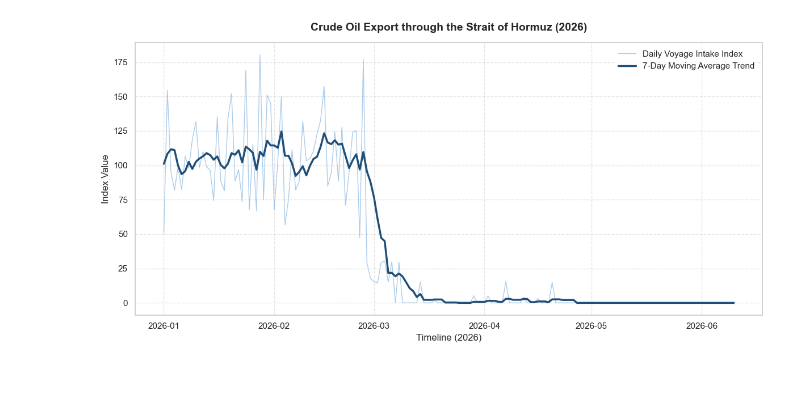
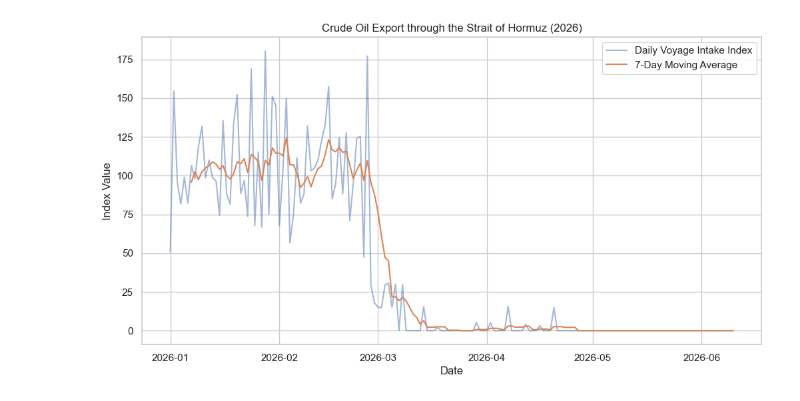
Before and after one commit to RirikaNoda/AI-Immigration, a Jupyter notebook: Visualisation_Board/Hormuz_flow_visualization_(Ririka).ipynb, the cells around one changed output. Drawn from its saved outputs; the diff is of its cells as text; code cells hidden in the pictures.

```diff
--- a/Visualisation_Board/Hormuz_flow_visualization_(Ririka).ipynb
+++ b/Visualisation_Board/Hormuz_flow_visualization_(Ririka).ipynb
@@ -0,0 +54,6 @@
+# %%
+df_2026['ma_7day'] = (
+    df_2026['voy_intake_index']
+    .rolling(window=7)
+    .mean()
+)
@@ -1,47 +120,27 @@
 # %%
-import pandas as pd
-import matplotlib.pyplot as plt
-import seaborn as sns
+sns.set_theme(style="whitegrid")
 
-df = pd.read_csv("/Users/riritorti/Documents/GitHub/AI-Immigration/Data/raw/crude_oil_export_voy_intake_index.csv")
-
-df['date'] = pd.to_datetime(df['date'])
-
-df_2026 = df[df['date'].dt.year == 2026].copy()
-
-sns.set_theme(style="whitegrid")
-plt.figure(figsize=(12, 6))
+plt.figure(figsize=(12,6))
 
 sns.lineplot(
     data=df_2026,
     x='date',
     y='voy_intake_index',
     label='Daily Voyage Intake Index',
-    color='#5b9bd5',
-    alpha=0.5,
-    linewidth=1
+    alpha=0.5
 )
 
 sns.lineplot(
     data=df_2026,
     x='date',
     y='ma_7day',
-    label='7-Day Moving Average Trend',
-    color='#1f4e78',
-    linewidth=2.5
+    label='7-Day Moving Average'
 )
 
-# Customizing titles, gridlines, and labels
-plt.title('Crude Oil Export through the Strait of Hormuz (2026)', fontsize=14, fontweight='bold', pad=15)
-plt.xlabel('Timeline (2026)', fontsize=12)
-plt.ylabel('Index Value', fontsize=12)
+plt.title('Crude Oil Export through the Strait of Hormuz (2026)')
+plt.xlabel('Date')
+plt.ylabel('Index Value')
 
-plt.grid(True, linestyle='--', alpha=0.5)
-plt.legend(frameon=True, facecolor='white', edgecolor='none', loc='upper right')
-
-# Clean up layout and save/show
-plt.tight_layout()
-plt.savefig('crude_oil_2026_changes.png', dpi=300)
 plt.show()
 # %% [output]
-[figure, old version]
+[figure, new version]
```
Also changed, not shown: parts of 10 cells of this notebook, 1 other file.
